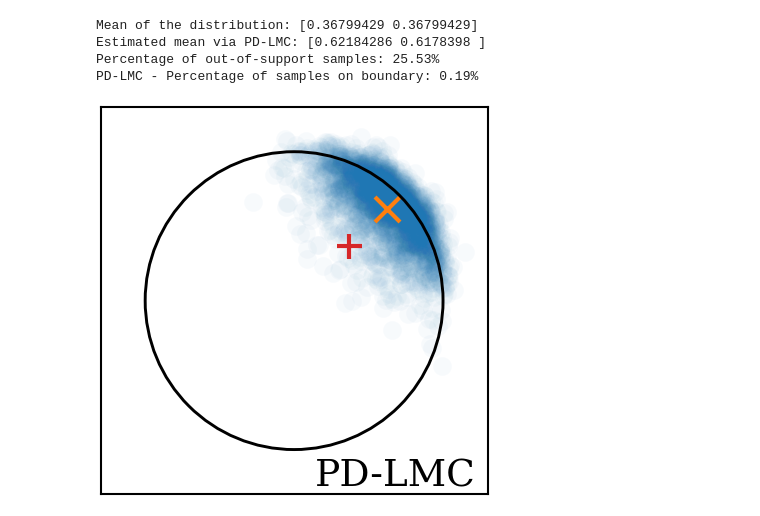
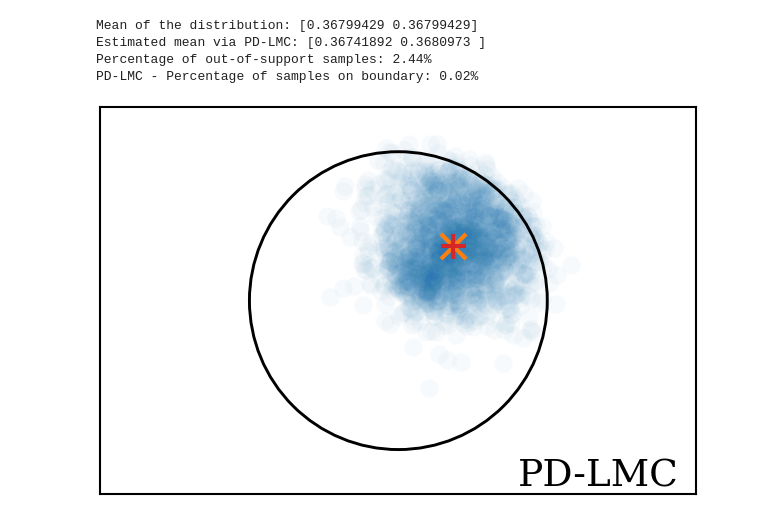
Before and after one commit to thiago-rissi/pdlmc_torch, a Jupyter notebook: 2d_gaussian.ipynb, the cells around one changed output. Cells and saved outputs as stored; diff of their text form; code cells hidden in the pictures.

```diff
--- a/2d_gaussian.ipynb
+++ b/2d_gaussian.ipynb
@@ -15,8 +15,8 @@ from plt_settings import plt_settings
 full_width = 5.5
 ratio = 1 / 1.618
 # %%
-ITERATIONS = int(1e6)
-BURN_IN = int(5e5)
+ITERATIONS = int(5e5)
+BURN_IN = int(2e5)
 
 sampling_data = np.load(os.path.join(CWD, "2d_gaussian.npz"))
 pdlmc_samples_all = sampling_data["pdlmc_x"]
@@ -26,19 +110,29 @@ pdlmc_nu = sampling_data["pdlmc_nu"]
+# %%
+ITERATIONS = int(5e5)
+BURN_IN = int(3e5)
+
+sampling_data = np.load(os.path.join(CWD, "2d_gaussian_circle.npz"))
+pdlmc_samples_all = sampling_data["pdlmc_x"]
+pdlmc_samples = pdlmc_samples_all[BURN_IN:]
+pdlmc_lambda = sampling_data["pdlmc_lambda"]
+pdlmc_nu = sampling_data["pdlmc_nu"]
 # %%
 # True mean
 Z, _ = dblquad(
     lambda y, x: multivariate_normal.pdf([x, y], mean=np.ones(2) * 2),
     -1,
     1,
-    lambda x: -np.sqrt(1 - x**2),
-    lambda x: np.sqrt(1 - x**2),
+    lambda x: -np.sqrt(1-x**2),
+    lambda x: np.sqrt(1-x**2),
 )
 true_mean_x, _ = dblquad(
     lambda y, x: x * multivariate_normal.pdf([x, y], mean=np.ones(2) * 2),
     -1,
     1,
-    lambda x: -np.sqrt(1 - x**2),
-    lambda x: np.sqrt(1 - x**2),
+    lambda x: -np.sqrt(1-x**2),
+    lambda x: np.sqrt(1-x**2),
 )
+
 
 true_mean = np.array([true_mean_x / Z, true_mean_x / Z])
 print(f"Mean of the distribution: {true_mean}")
@@ -47,7 +141,6 @@ print(f"Mean of the distribution: {true_mean}")
 pdlmc_mean = pdlmc_samples.mean(axis=0)
 
 print(f"Estimated mean via PD-LMC: {pdlmc_mean}")
-
 
 # Out-of-support samples
 out_of_support = ((pdlmc_samples * pdlmc_samples).sum(axis=1) > 1).mean()
@@ -62,43 +155,47 @@ pdlmc_boundary = np.logical_and(
 print(f"PD-LMC - Percentage of samples on boundary: {pdlmc_boundary * 100:.2f}%")
 # %% [output]
 Mean of the distribution: [0.36799429 0.36799429]
-Estimated mean via PD-LMC: [0.62184286 0.6178398 ]
-Percentage of out-of-support samples: 25.53%
-PD-LMC - Percentage of samples on boundary: 0.19%
+Estimated mean via PD-LMC: [0.36741892 0.3680973 ]
+Percentage of out-of-support samples: 2.44%
+PD-LMC - Percentage of samples on boundary: 0.02%
 # %%
 plt_settings["figure.figsize"] = (full_width, full_width / 4)
 scatter_kwargs = {
     "s": 20.0,
     "edgecolors": "face",
     "alpha": 0.03,
     "linewidth": 0.0,
 }
 
 with plt.rc_context(plt_settings):
     _, ax = plt.subplots(dpi=300)
-    ax.scatter(pdlmc_samples[::200, 0], pdlmc_samples[::200, 1], **scatter_kwargs)
+    ax.scatter(pdlmc_samples[::100, 0], pdlmc_samples[::100, 1], **scatter_kwargs)
 
     # for i, m in enumerate([pdlmc_mean, projlmc_mean, mirror_mean[0.001], rejection_mean]):
     ax.scatter(
         [pdlmc_mean[0]], [pdlmc_mean[1]], marker="x", color="C1", label="Estimated mean"
     )
     ax.scatter(
         [true_mean[0]], [true_mean[1]], marker="+", color="C3", label="True mean"
     )
 
     ax.add_artist(
         mpatch.Circle((0.0, 0.0), 1.0, facecolor="none", edgecolor="k", lw=0.7)
     )
-    ax.set_xlim((-1.3, 1.3))
-    ax.set_ylim((-1.3, 1.3))
+
+    # ax.add_artist(mpatch.Ellipse(xy=(0.0, 0.0), width=1.0, height=4.0, edgecolor='k',
+    #               facecolor='none', lw=0.7))
+
+    ax.set_xlim(-2, 2)
+    ax.set_ylim(-1.3, 1.3)
     ax.set_xticks([])
     ax.set_yticks([])
     ax.set_aspect(1)
     ax.grid()
 
     # Title
     ax.set_title("PD-LMC", loc="right", x=0.97, y=0.02, pad=0)
 
     plt.show()
 # %% [output]
-[figure, old version]
+[figure, new version]
```
Also changed, not shown: parts of 2 cells of this notebook, 4 other files.
